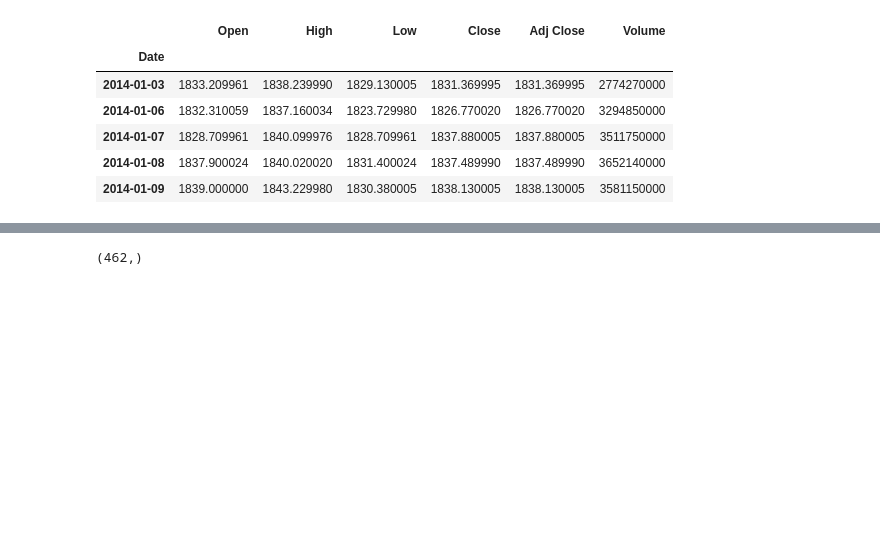
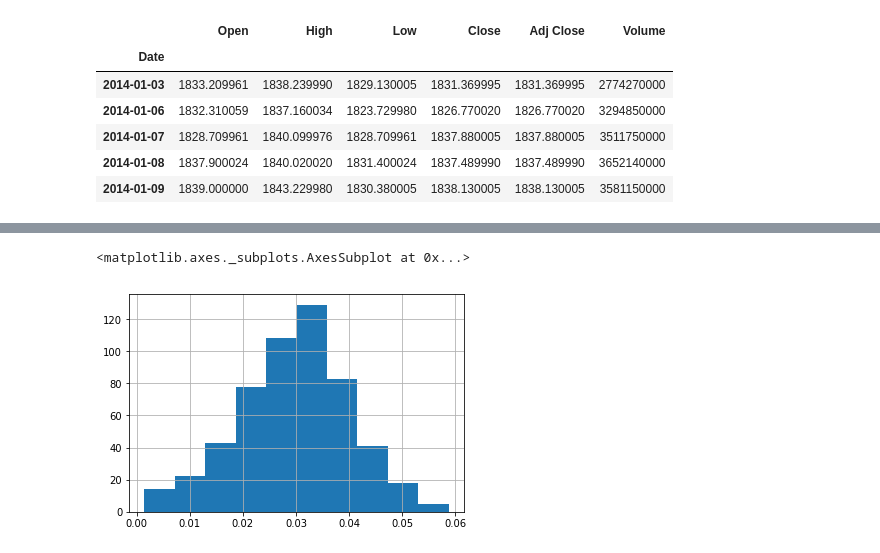
Before and after one commit to matt8955/mod-3-project, a Jupyter notebook: data_transformation.ipynb, the cells around one changed output, grey strips where cells are left out. Saved outputs shown, nothing was run; the diff lists cells and outputs as text; code cells hidden in the pictures; blank space fills up the shorter version.

```diff
--- a/data_transformation.ipynb
+++ b/data_transformation.ipynb
@@ -78,3 +92,6 @@ df.dropna(inplace=True)
+# %%
+#transform market cap
+df['MarketCap'] = df['MarketCap'].apply(lambda x: x[1:-2])
 # %%
 df.MarketCap = pd.to_numeric(df.MarketCap)
 # %%
@@ -98,4 +132,0 @@ Index(['2014', '2015', '2016', '2017', '2018', '2019', 'Name', 'MarketCap',
-# %%
-df_returns.Transportation.shape
-# %% [output]
-(462,)
@@ -101,0 +137,5 @@ df_returns.Transportation.shape
+# %%
+df['jaccard_score'].hist()
+# %% [output]
+<matplotlib.axes._subplots.AxesSubplot at 0x...>
+[figure, added]
```
Also changed, not shown: parts of 24 cells of this notebook, 1 other file.
